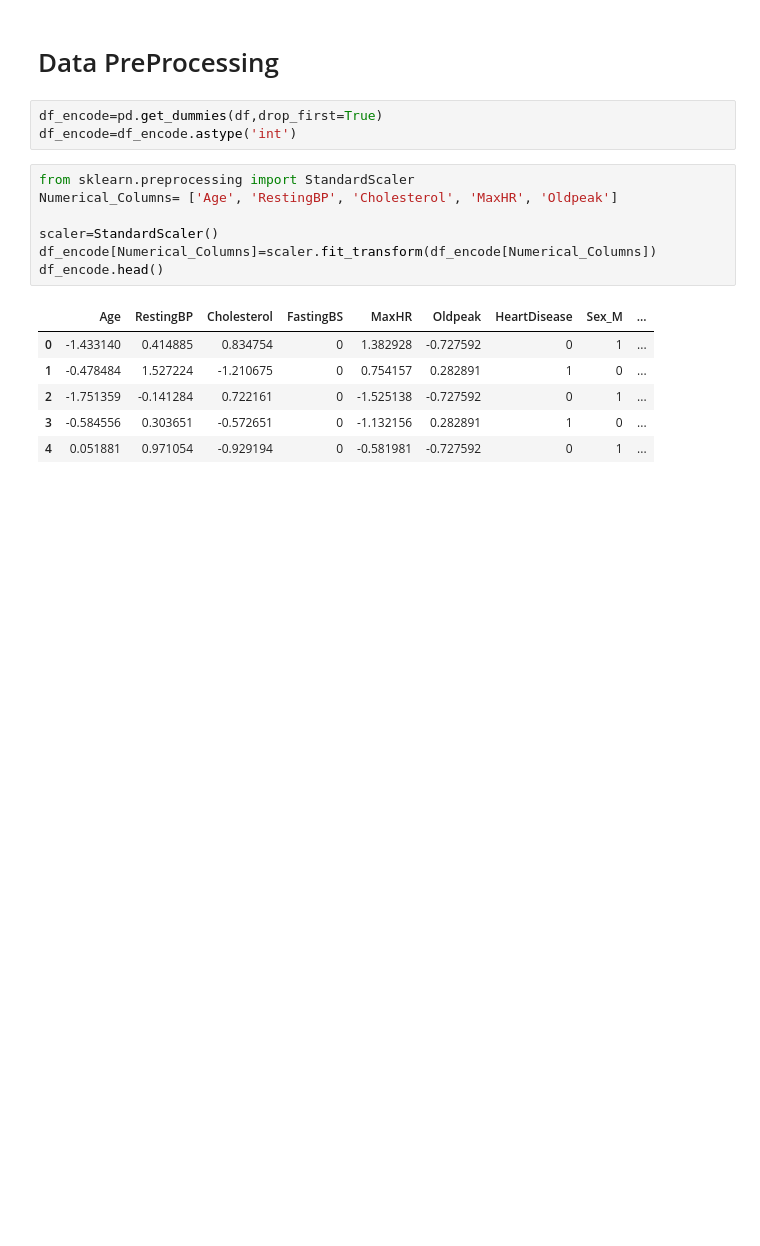
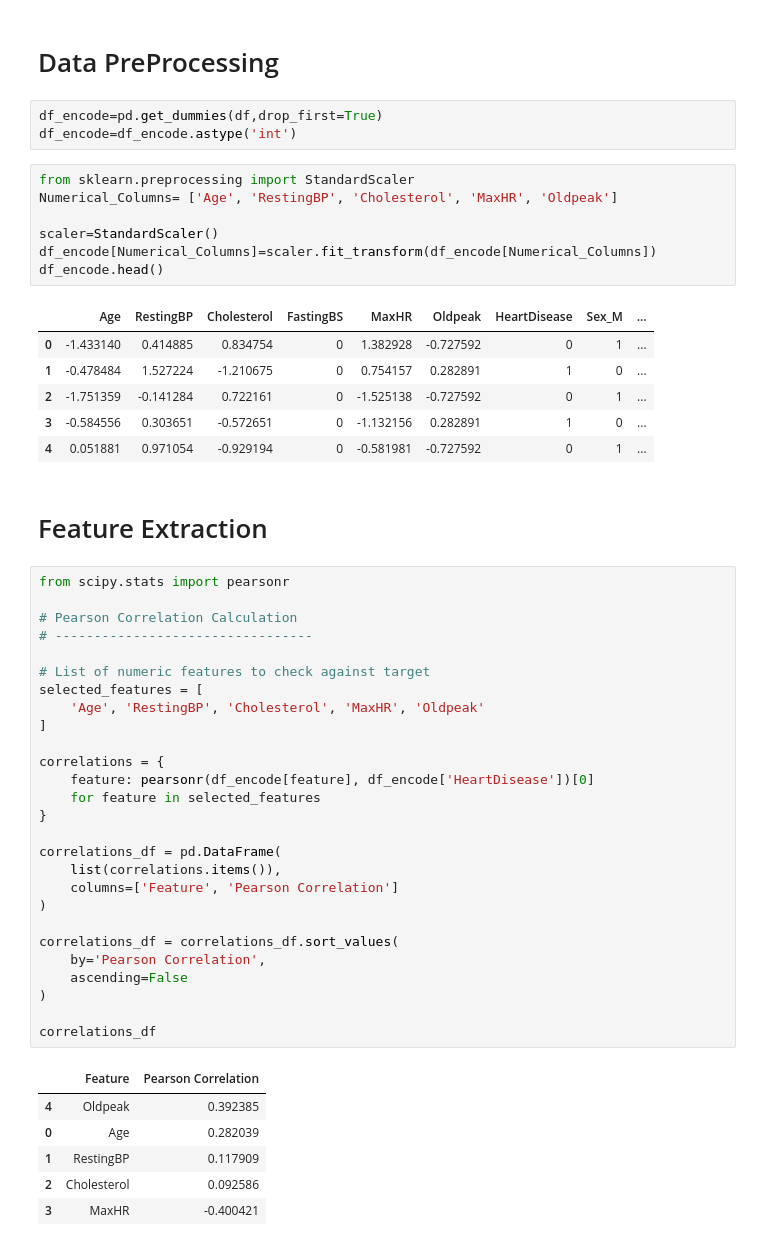
Before and after one commit to saadi-js/ML-, a Jupyter notebook: heart.ipynb, the cells around one changed output. Cells and saved outputs as stored; diff of their text form; blank space fills up the shorter version.

```diff
--- a/heart.ipynb
+++ b/heart.ipynb
@@ -246,3 +246,39 @@ df_encode.head()
 | 2 | -1.751359 | -0.141284 | 0.722161 | 0 | -1.525138 | -0.727592 | 0 | 1 | ... |
 | 3 | -0.584556 | 0.303651 | -0.572651 | 0 | -1.132156 | 0.282891 | 1 | 0 | ... |
 | 4 | 0.051881 | 0.971054 | -0.929194 | 0 | -0.581981 | -0.727592 | 0 | 1 | ... |
+# %% [markdown]
+# Feature Extraction
+# %%
+from scipy.stats import pearsonr
+
+# Pearson Correlation Calculation
+# ---------------------------------
+
+# List of numeric features to check against target
+selected_features = [
+    'Age', 'RestingBP', 'Cholesterol', 'MaxHR', 'Oldpeak'
+]
+
+correlations = {
+    feature: pearsonr(df_encode[feature], df_encode['HeartDisease'])[0]
+    for feature in selected_features
+}
+
+correlations_df = pd.DataFrame(
+    list(correlations.items()),
+    columns=['Feature', 'Pearson Correlation']
+)
+
+correlations_df = correlations_df.sort_values(
+    by='Pearson Correlation',
+    ascending=False
+)
+
+correlations_df
+# %% [output]
+|  | Feature | Pearson Correlation |
+| 4 | Oldpeak | 0.392385 |
+| 0 | Age | 0.282039 |
+| 1 | RestingBP | 0.117909 |
+| 2 | Cholesterol | 0.092586 |
+| 3 | MaxHR | -0.400421 |
```
Also changed, not shown: parts of 2 cells of this notebook.
